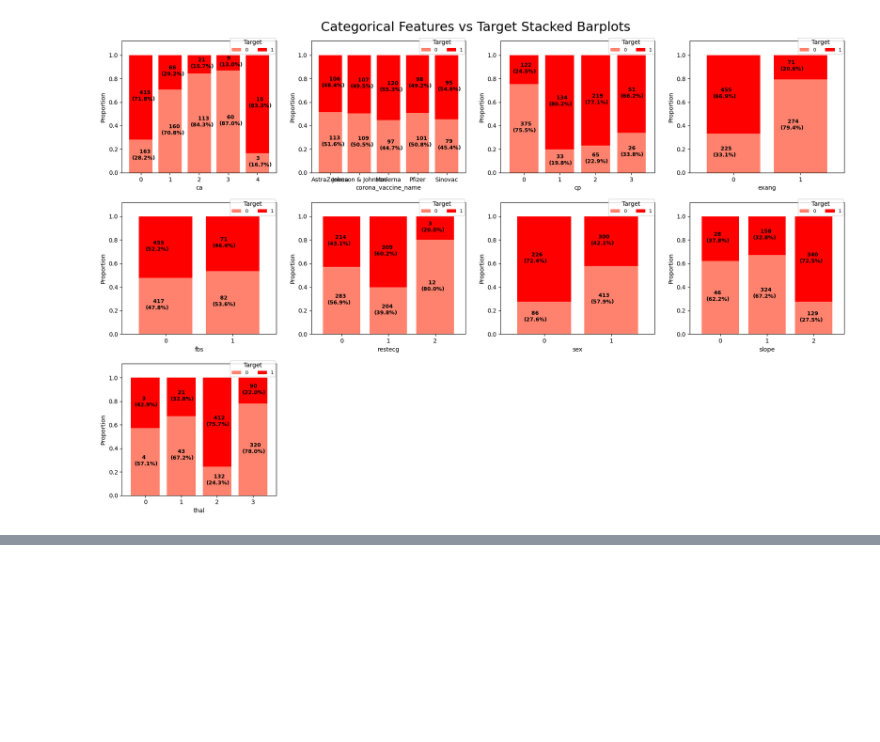
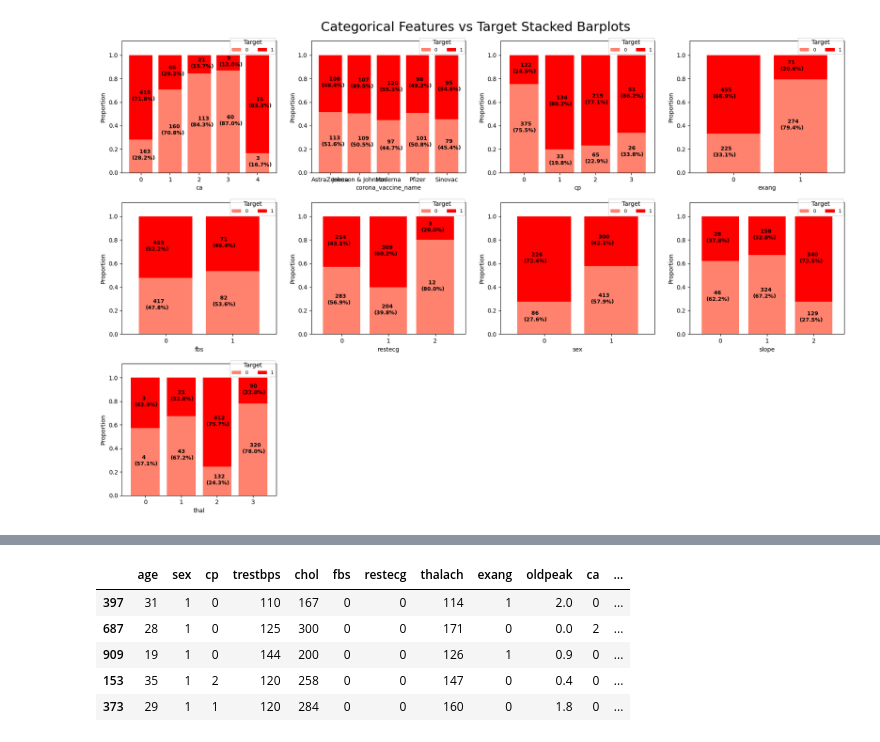
Before and after one commit to Mihishi/sca-supervised-prediction-model, a Jupyter notebook: sudden_cardiac_arrest.ipynb, the cells around one changed output, grey strips where cells are left out. Cells and saved outputs as stored; diff of their text form; code cells hidden in the pictures; blank space fills up the shorter version.

```diff
--- a/sudden_cardiac_arrest.ipynb
+++ b/sudden_cardiac_arrest.ipynb
@@ -324,0 +443,7 @@ plt.show()
+# %%
+# Define the features (X) and the output labels (y)
+X = df_encoded.drop('target', axis=1)
+y = df_encoded['target']
+# %%
+# Splitting data into train and test sets
+X_train, X_test, y_train, y_test = train_test_split(X, y, test_size=0.2, random_state=0, stratify=y)
@@ -324,0 +454,9 @@ plt.show()
+# %%
+X_train.head()
+# %% [output]
+|  | age | sex | cp | trestbps | chol | fbs | restecg | thalach | exang | oldpeak | ca | ... |
+| 397 | 31 | 1 | 0 | 110 | 167 | 0 | 0 | 114 | 1 | 2.0 | 0 | ... |
+| 687 | 28 | 1 | 0 | 125 | 300 | 0 | 0 | 171 | 0 | 0.0 | 2 | ... |
+| 909 | 19 | 1 | 0 | 144 | 200 | 0 | 0 | 126 | 1 | 0.9 | 0 | ... |
+| 153 | 35 | 1 | 2 | 120 | 258 | 0 | 0 | 147 | 0 | 0.4 | 0 | ... |
+| 373 | 29 | 1 | 1 | 120 | 284 | 0 | 0 | 160 | 0 | 1.8 | 0 | ... |
```
Also changed, not shown: parts of 17 cells of this notebook.
